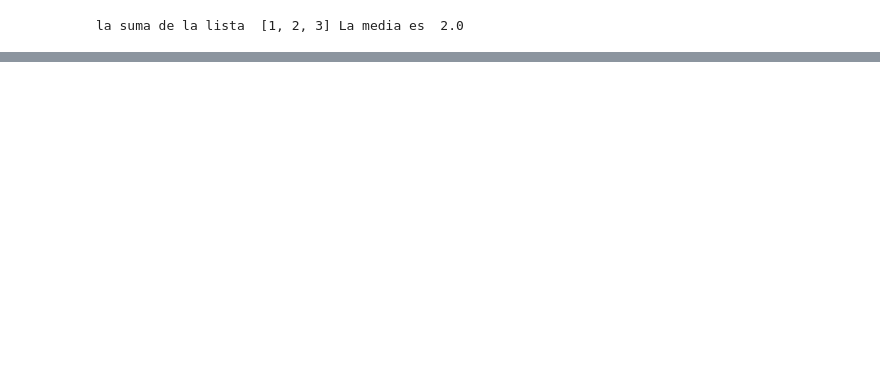
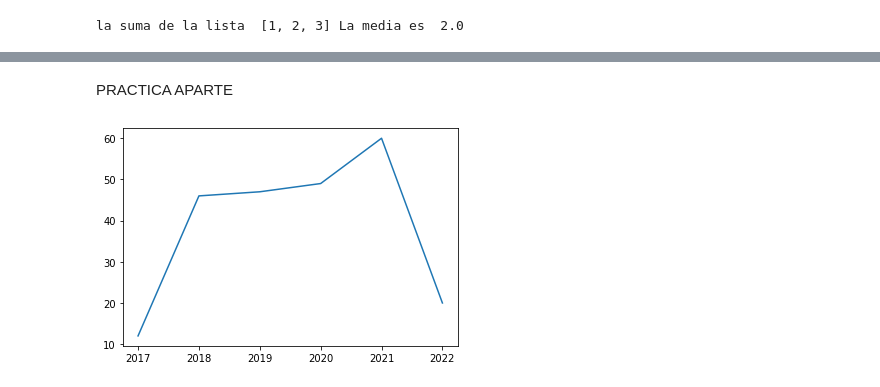
Before and after one commit to camposk592/Fundamentos-de-Phython, a Jupyter notebook: Fundamentos_de_phy.ipynb, the cells around one changed output, grey strips where cells are left out. Saved outputs shown, nothing was run; the diff lists cells and outputs as text; code cells hidden in the pictures; blank space fills up the shorter version.

```diff
--- a/Fundamentos_de_phy.ipynb
+++ b/Fundamentos_de_phy.ipynb
@@ -112,0 +426,12 @@ la suma de la lista  [1, 2, 3] La media es  2.0
+# %% [markdown]
+PRACTICA APARTE
+# %%
+import matplotlib.pyplot as plt
+
+x = [2017, 2018, 2019, 2020, 2021, 2022]
+y = [12, 46, 47, 49, 60, 20]
+
+plt.plot(x,y)
+plt.show()
+# %% [output]
+[figure, added]
```
Also changed, not shown: parts of 32 cells of this notebook.
